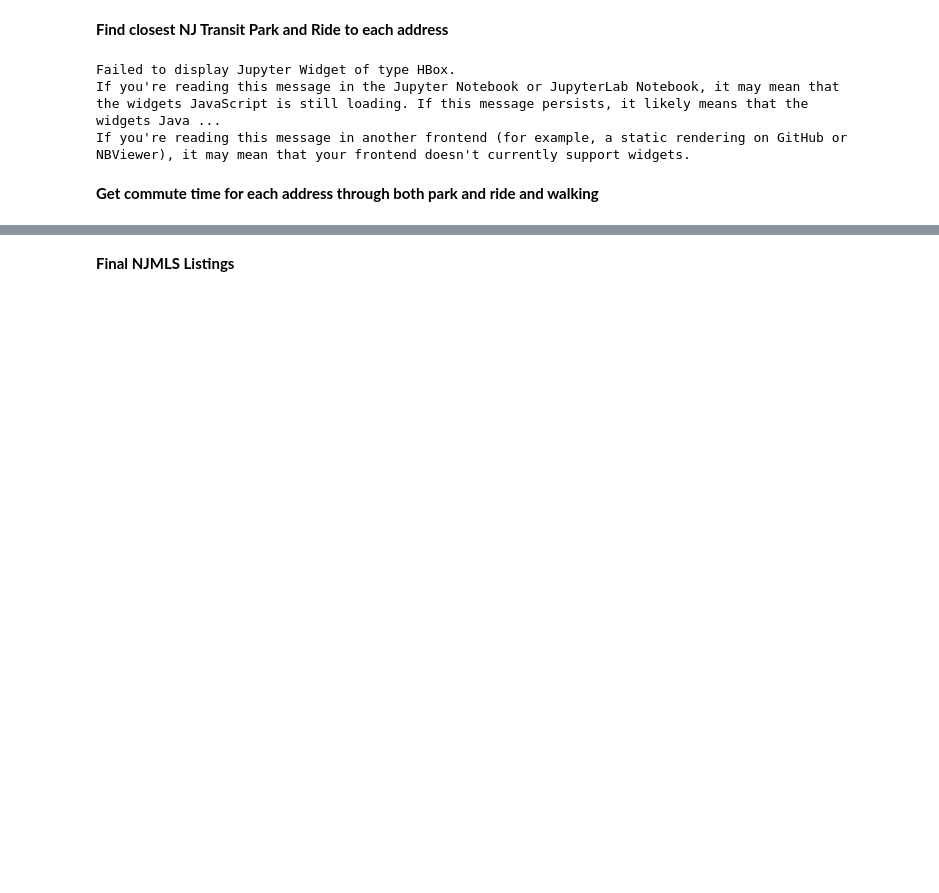
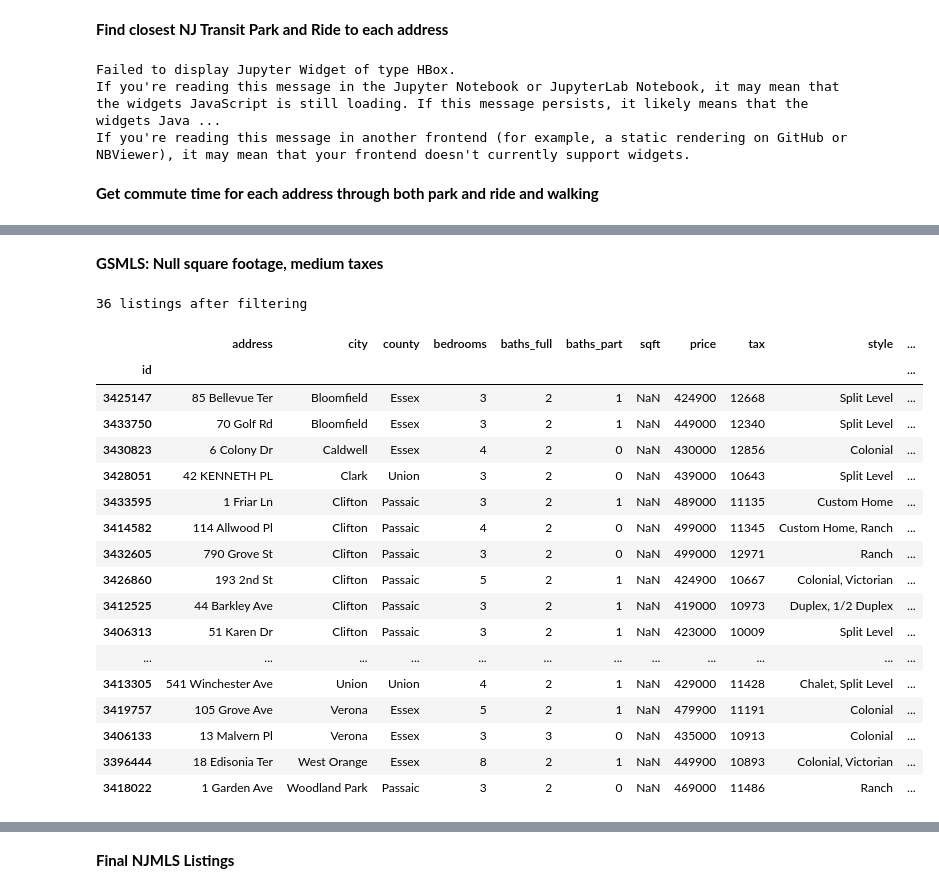
Before and after one commit to AlJohri/nj-house-search, a Jupyter notebook: analysis.ipynb, the cells around one changed output, grey strips where cells are left out. Drawn from its saved outputs; the diff is of its cells as text; code cells hidden in the pictures; blank space fills up the shorter version.

```diff
--- a/analysis.ipynb
+++ b/analysis.ipynb
@@ -269,0 +412,28 @@ preview_gsmls_df(df1)
+# %% [markdown]
+**GSMLS: Null square footage, medium taxes**
+# %%
+df1d = show_gsmls()
+df1d = df1d[(df1d.sqft.isnull()) & (df1d.tax > 10000) & (df1d.tax < 13500)]
+df1d = df1d.sort_values('city')
+print(len(df1d), "listings after filtering")
+preview_gsmls_df(df1d)
+# %% [output]
+36 listings after filtering
+|  | address | city | county | bedrooms | baths_full | baths_part | sqft | price | tax | style | ... |
+| id |  |  |  |  |  |  |  |  |  |  | ... |
+| 3425147 | 85 Bellevue Ter | Bloomfield | Essex | 3 | 2 | 1 | NaN | 424900 | 12668 | Split Level | ... |
+| 3433750 | 70 Golf Rd | Bloomfield | Essex | 3 | 2 | 1 | NaN | 449000 | 12340 | Split Level | ... |
+| 3430823 | 6 Colony Dr | Caldwell | Essex | 4 | 2 | 0 | NaN | 430000 | 12856 | Colonial | ... |
+| 3428051 | 42 KENNETH PL | Clark | Union | 3 | 2 | 0 | NaN | 439000 | 10643 | Split Level | ... |
+| 3433595 | 1 Friar Ln | Clifton | Passaic | 3 | 2 | 1 | NaN | 489000 | 11135 | Custom Home | ... |
+| 3414582 | 114 Allwood Pl | Clifton | Passaic | 4 | 2 | 0 | NaN | 499000 | 11345 | Custom Home, Ranch | ... |
+| 3432605 | 790 Grove St | Clifton | Passaic | 3 | 2 | 0 | NaN | 499000 | 12971 | Ranch | ... |
+| 3426860 | 193 2nd St | Clifton | Passaic | 5 | 2 | 1 | NaN | 424900 | 10667 | Colonial, Victorian | ... |
+| 3412525 | 44 Barkley Ave | Clifton | Passaic | 3 | 2 | 1 | NaN | 419000 | 10973 | Duplex, 1/2 Duplex | ... |
+| 3406313 | 51 Karen Dr | Clifton | Passaic | 3 | 2 | 1 | NaN | 423000 | 10009 | Split Level | ... |
+| ... | ... | ... | ... | ... | ... | ... | ... | ... | ... | ... | ... |
+| 3413305 | 541 Winchester Ave | Union | Union | 4 | 2 | 1 | NaN | 429000 | 11428 | Chalet, Split Level | ... |
+| 3419757 | 105 Grove Ave | Verona | Essex | 5 | 2 | 1 | NaN | 479900 | 11191 | Colonial | ... |
+| 3406133 | 13 Malvern Pl | Verona | Essex | 3 | 3 | 0 | NaN | 435000 | 10913 | Colonial | ... |
+| 3396444 | 18 Edisonia Ter | West Orange | Essex | 8 | 2 | 1 | NaN | 449900 | 10893 | Colonial, Victorian | ... |
+| 3418022 | 1 Garden Ave | Woodland Park | Passaic | 3 | 2 | 0 | NaN | 469000 | 11486 | Ranch | ... |
```
Also changed, not shown: parts of 23 cells of this notebook, 1 other file.
